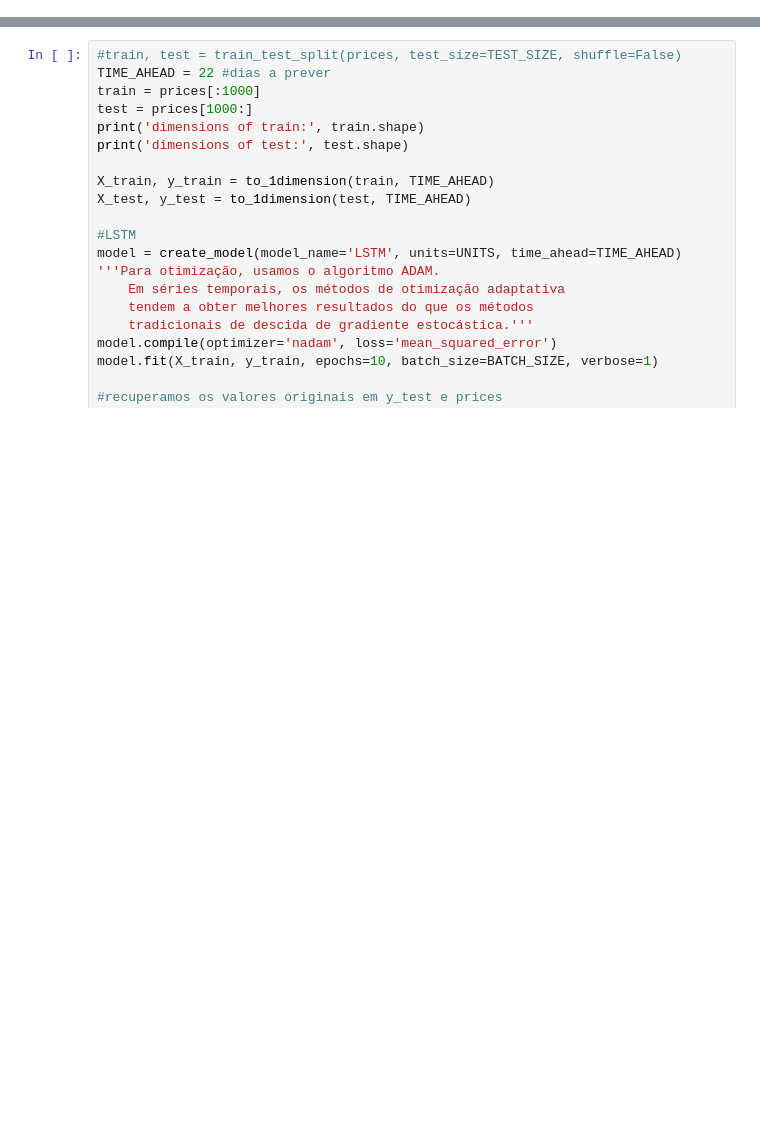
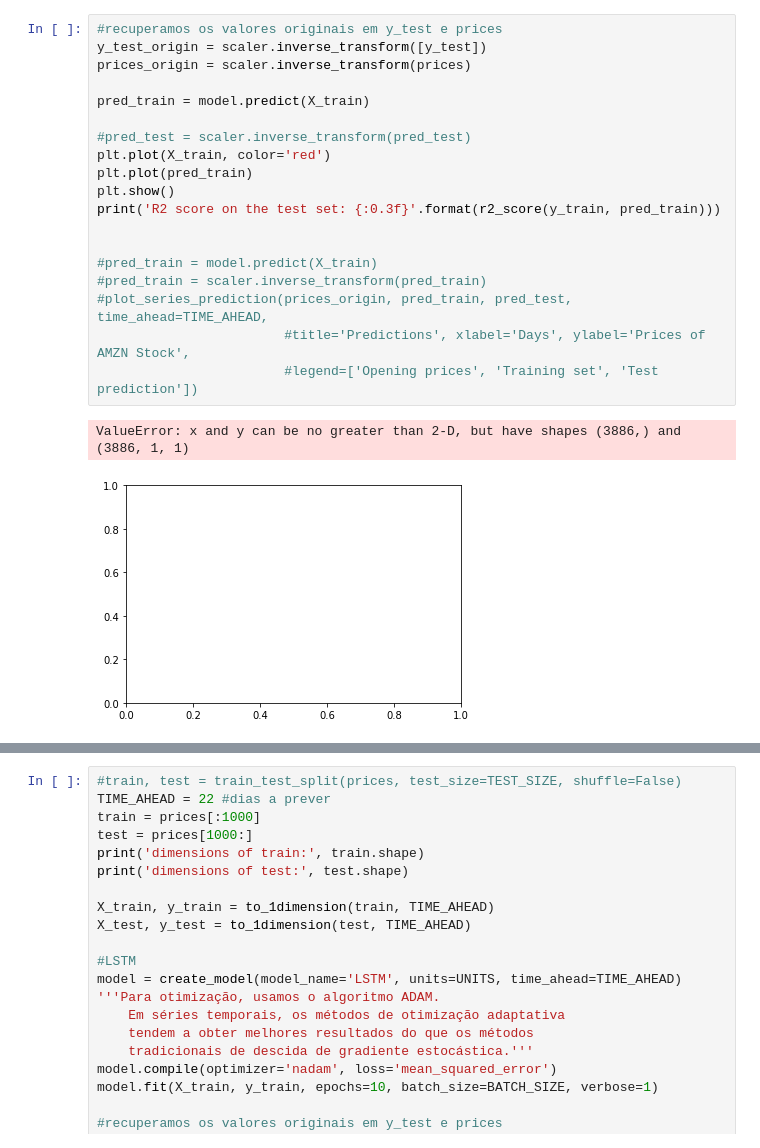
Before and after one commit to BraulioSanchez/scc5943projeto, a Jupyter notebook: ex2.ipynb, the cells around one changed output, grey strips where cells are left out. Drawn from its saved outputs; the diff is of its cells as text; blank space fills up the shorter version.

```diff
--- a/ex2.ipynb
+++ b/ex2.ipynb
@@ -90,3 +94,25 @@ MSE: 5220.11
+# %%
+#recuperamos os valores originais em y_test e prices
+y_test_origin = scaler.inverse_transform([y_test])
+prices_origin = scaler.inverse_transform(prices)
+
+pred_train = model.predict(X_train)
+
+#pred_test = scaler.inverse_transform(pred_test)
+plt.plot(X_train, color='red')
+plt.plot(pred_train)
+plt.show()
+print('R2 score on the test set: {:0.3f}'.format(r2_score(y_train, pred_train)))
+
+
+#pred_train = model.predict(X_train)
+#pred_train = scaler.inverse_transform(pred_train)
+#plot_series_prediction(prices_origin, pred_train, pred_test, time_ahead=TIME_AHEAD,
+                        #title='Predictions', xlabel='Days', ylabel='Prices of AMZN Stock',
+                        #legend=['Opening prices', 'Training set', 'Test prediction'])
+# %% [output]
+ValueError: x and y can be no greater than 2-D, but have shapes (3886,) and (3886, 1, 1)
+[figure, added]
 # %%
 plt.figure(figsize=(10,8))
 plt.title('Prevendo o dia posterior')
```
Also changed, not shown: parts of 5 cells of this notebook, 1 other file.
